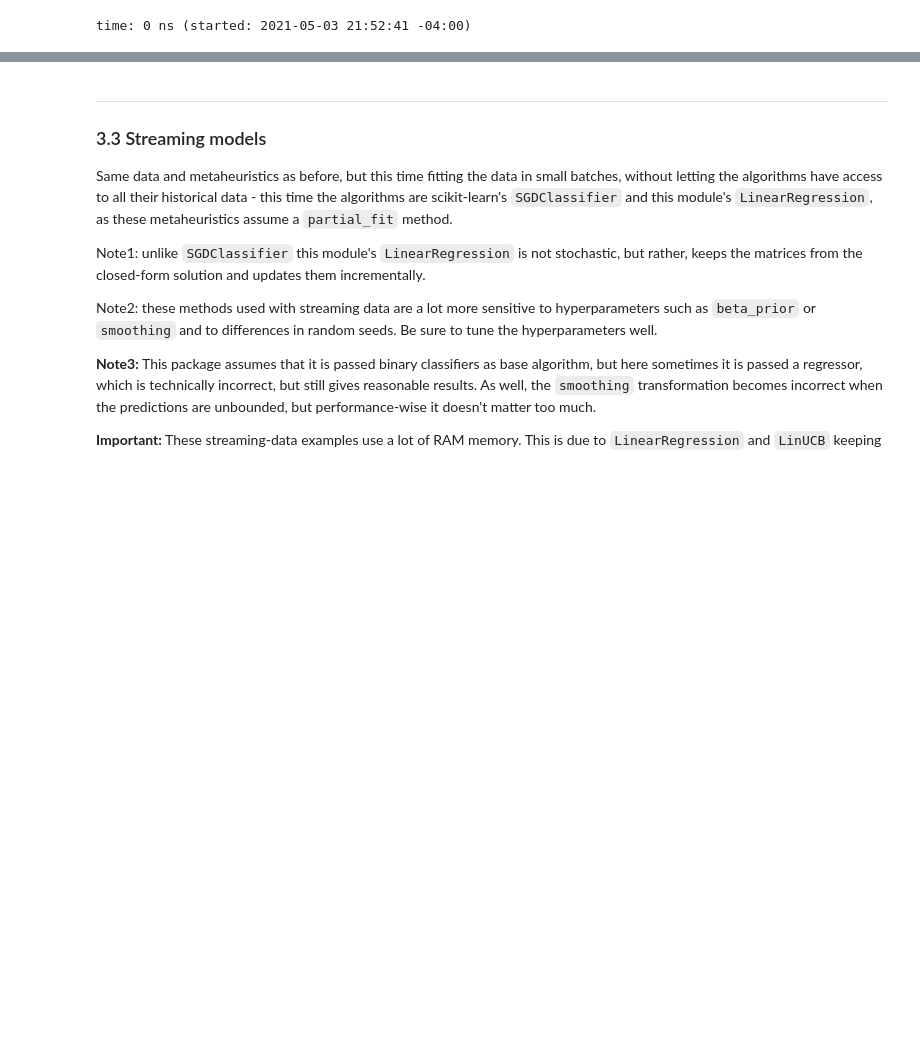
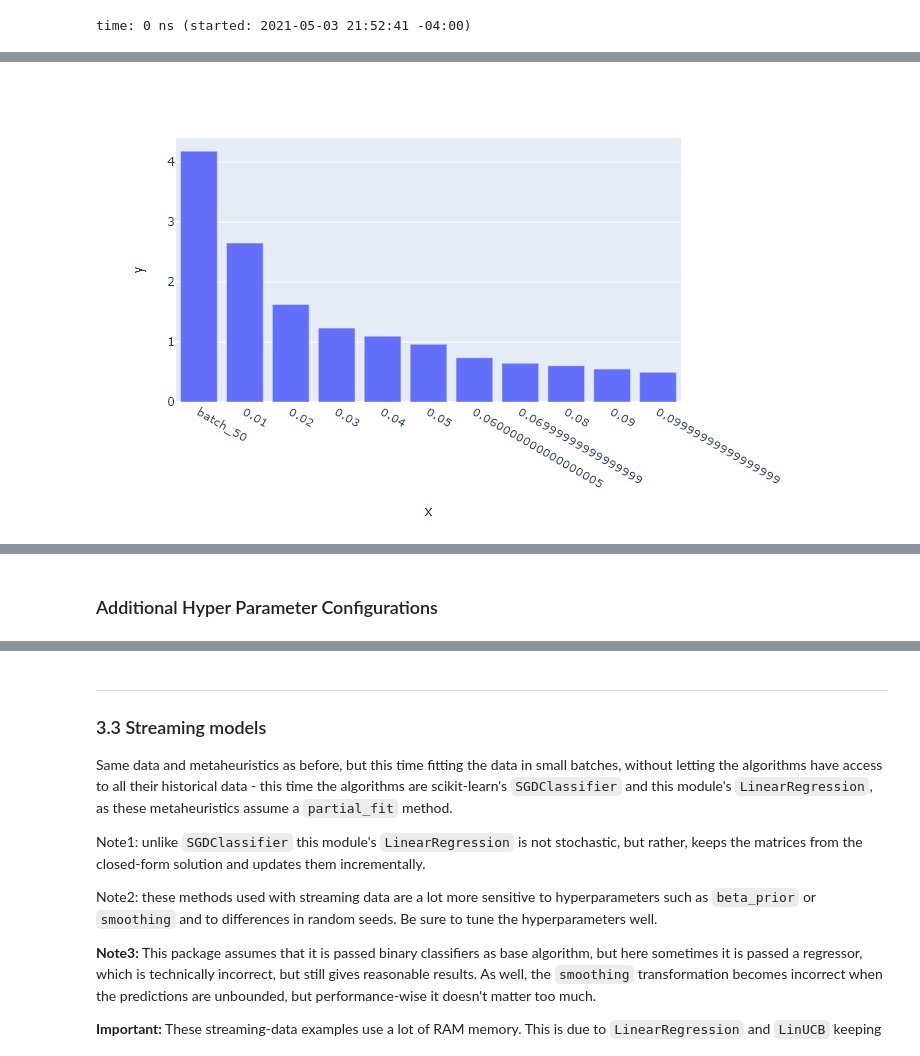
Before and after one commit to MrinalJain17/ml-tools-project, a Jupyter notebook: src/online_contextual_bandits-Delicious.ipynb, the cells around one changed output, grey strips where cells are left out. Drawn from its saved outputs; the diff is of its cells as text; code cells hidden in the pictures; blank space fills up the shorter version.

```diff
--- a/src/online_contextual_bandits-Delicious.ipynb
+++ b/src/online_contextual_bandits-Delicious.ipynb
@@ -354,0 +387,4 @@ time: 781 ms (started: 2021-05-04 22:48:39 -04:00)
+# %%
+x=list()
+for k in train_time:
+    x.append(np.cumsum(train_time[k])[-1])
@@ -354,0 +393,4 @@ time: 781 ms (started: 2021-05-04 22:48:39 -04:00)
+# %%
+px.bar(y=x, x=[str(z) for z in train_time.keys()])
+# %% [output]
+[figure, added]
@@ -354,0 +398,2 @@ time: 781 ms (started: 2021-05-04 22:48:39 -04:00)
+# %% [markdown]
+### Additional Hyper Parameter Configurations
```
Also changed, not shown: parts of 70 cells of this notebook, 1 other file.
